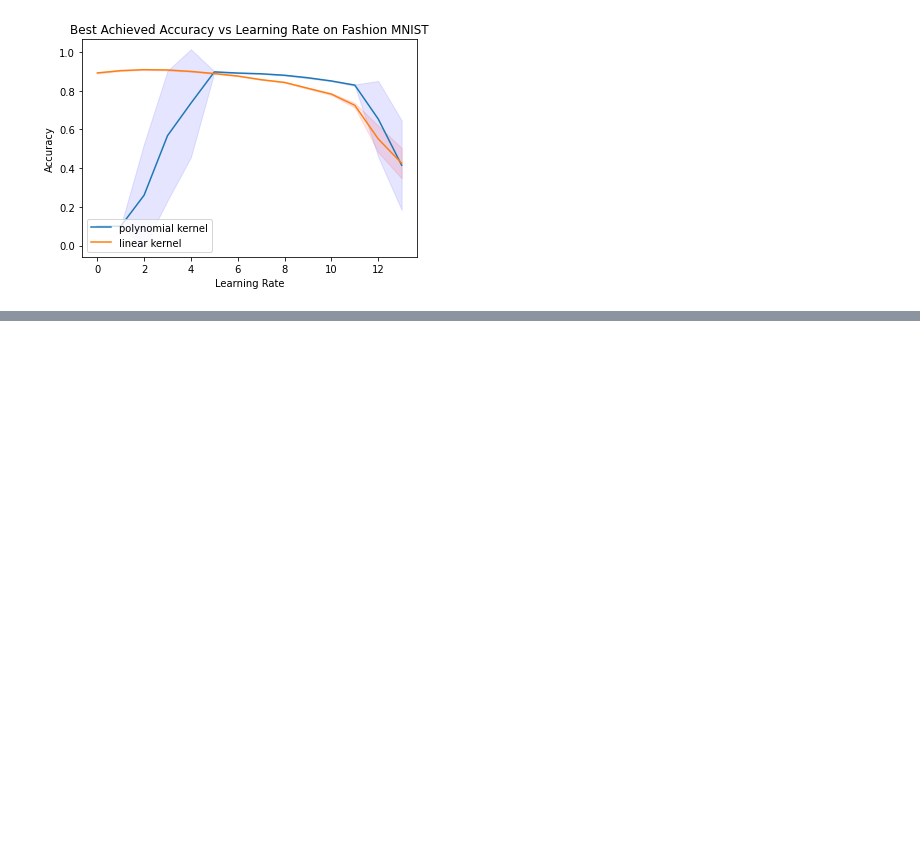
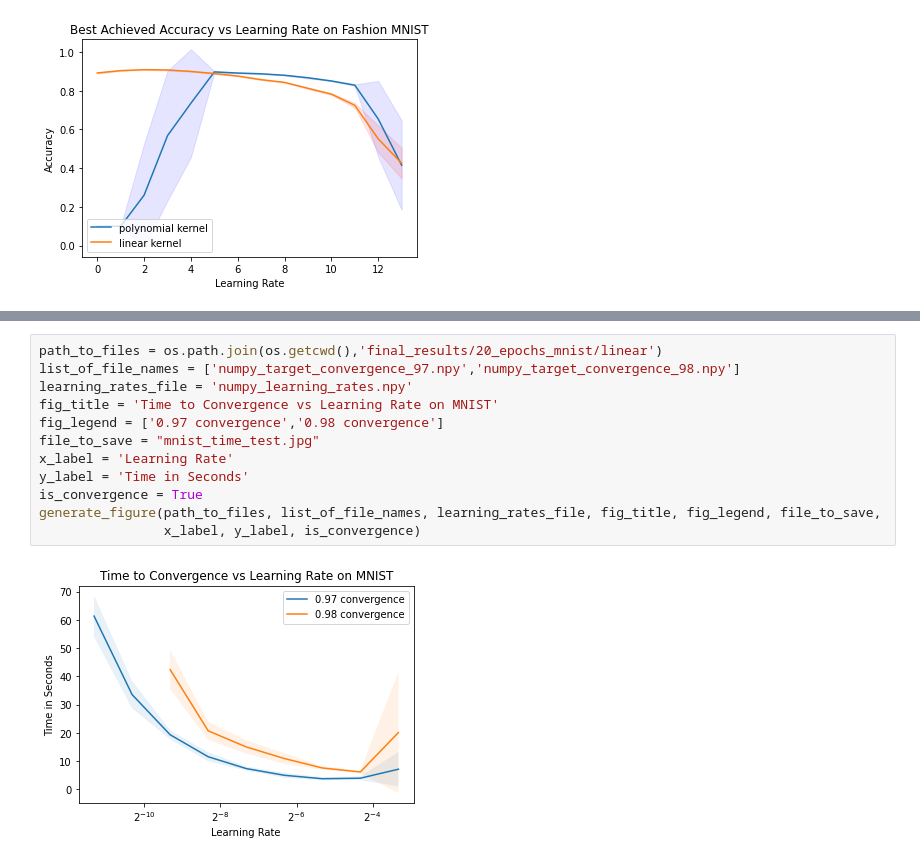
Before and after one commit to NickPerezCarletonUniversity/Kervolution, a Jupyter notebook: Create_Plots.ipynb, the cells around one changed output, grey strips where cells are left out. Saved outputs shown, nothing was run; the diff lists cells and outputs as text; blank space fills up the shorter version.

```diff
--- a/Create_Plots.ipynb
+++ b/Create_Plots.ipynb
@@ -147,3 +152,17 @@ generate_figure(path_to_files, list_of_file_names, learning_rates_file, fig_titl
                 x_label, y_label, is_convergence)
 # %% [output]
 [figure]
+# %%
+path_to_files = os.path.join(os.getcwd(),'final_results/20_epochs_mnist/linear')
+list_of_file_names = ['numpy_target_convergence_97.npy','numpy_target_convergence_98.npy']
+learning_rates_file = 'numpy_learning_rates.npy'
+fig_title = 'Time to Convergence vs Learning Rate on MNIST'
+fig_legend = ['0.97 convergence','0.98 convergence']
+file_to_save = "mnist_time_test.jpg"
+x_label = 'Learning Rate'
+y_label = 'Time in Seconds'
+is_convergence = True
+generate_figure(path_to_files, list_of_file_names, learning_rates_file, fig_title, fig_legend, file_to_save,
+                x_label, y_label, is_convergence)
+# %% [output]
+[figure, added]
```
Also changed, not shown: parts of 3 cells of this notebook, 9 other files.
